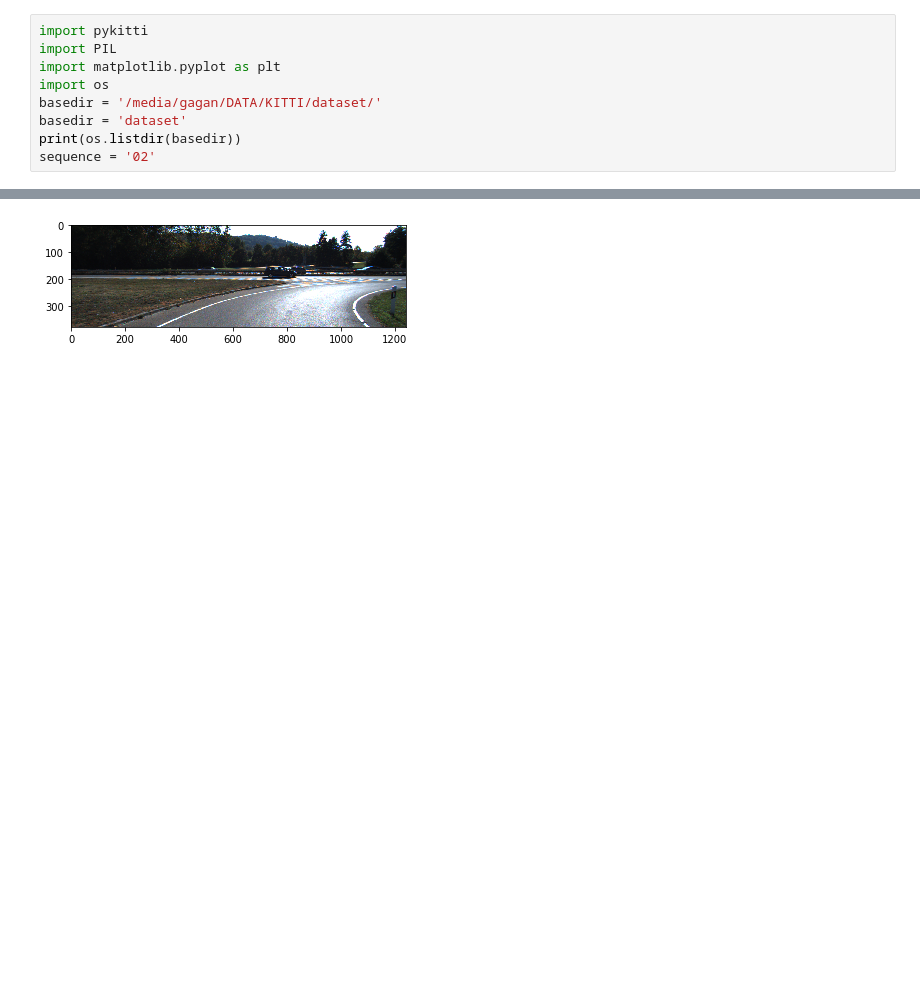
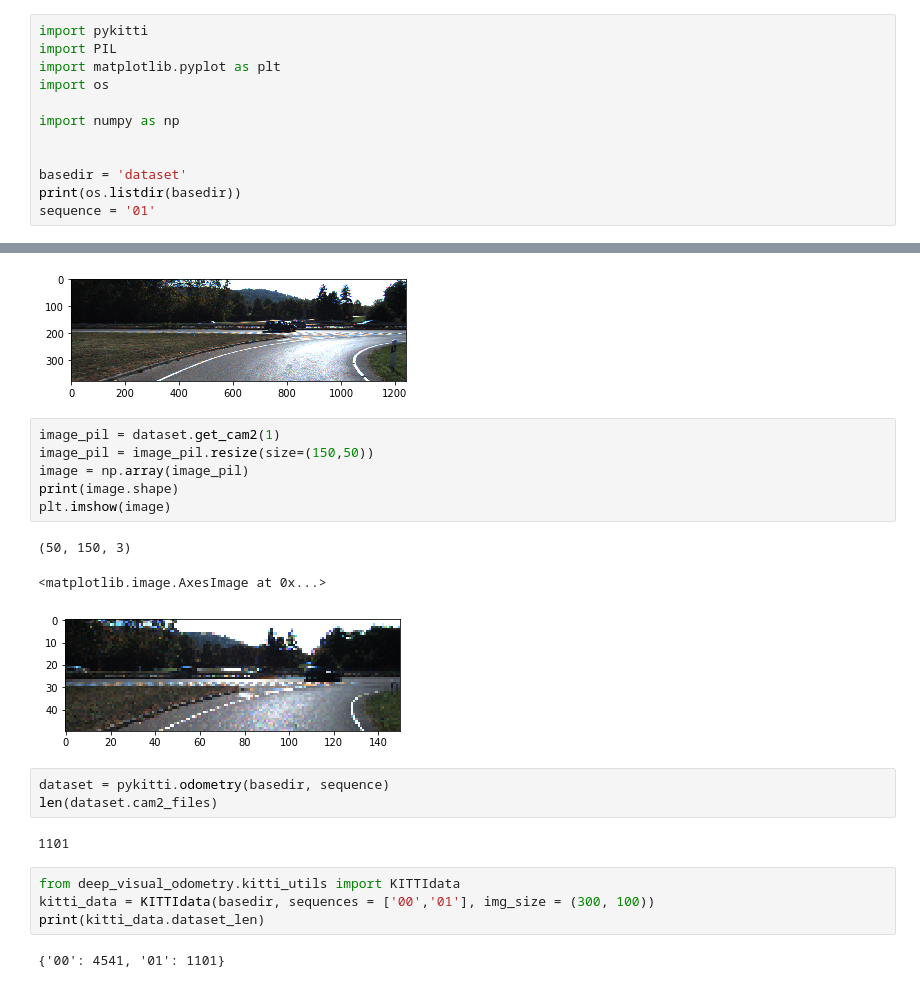
Before and after one commit to gagkhan/deep_visual_odometry, a Jupyter notebook: working_with_KITTI.py.ipynb, the cells around one changed output, grey strips where cells are left out. Drawn from its saved outputs; the diff is of its cells as text; blank space fills up the shorter version.

```diff
--- a/working_with_KITTI.py.ipynb
+++ b/working_with_KITTI.py.ipynb
@@ -3,8 +7,11 @@ import pykitti
 import PIL
 import matplotlib.pyplot as plt
 import os
-basedir = '/media/gagan/DATA/KITTI/dataset/'
+
+import numpy as np
+
+
 basedir = 'dataset'
 print(os.listdir(basedir))
-sequence = '02'
+sequence = '01'
 # %% [output]
@@ -16,3 +23,24 @@ plt.imshow(dataset.get_cam2(0))
 # %% [output]
 <matplotlib.image.AxesImage at 0x...>
 [figure]
+# %%
+image_pil = dataset.get_cam2(1)
+image_pil = image_pil.resize(size=(150,50))
+image = np.array(image_pil)
+print(image.shape)
+plt.imshow(image)
+# %% [output]
+(50, 150, 3)
+<matplotlib.image.AxesImage at 0x...>
+[figure, added]
+# %%
+dataset = pykitti.odometry(basedir, sequence)
+len(dataset.cam2_files)
+# %% [output]
+1101
+# %%
+from deep_visual_odometry.kitti_utils import KITTIdata
+kitti_data = KITTIdata(basedir, sequences = ['00','01'], img_size = (300, 100))
+print(kitti_data.dataset_len)
+# %% [output]
+{'00': 4541, '01': 1101}
```
Also changed, not shown: parts of 3 cells of this notebook, 1 other file.
